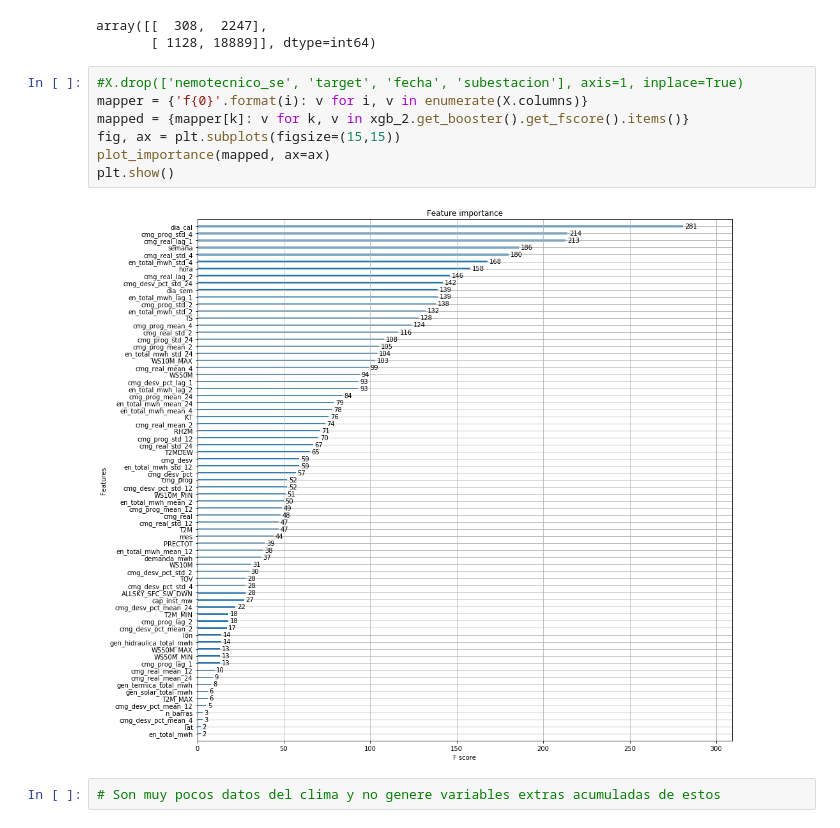
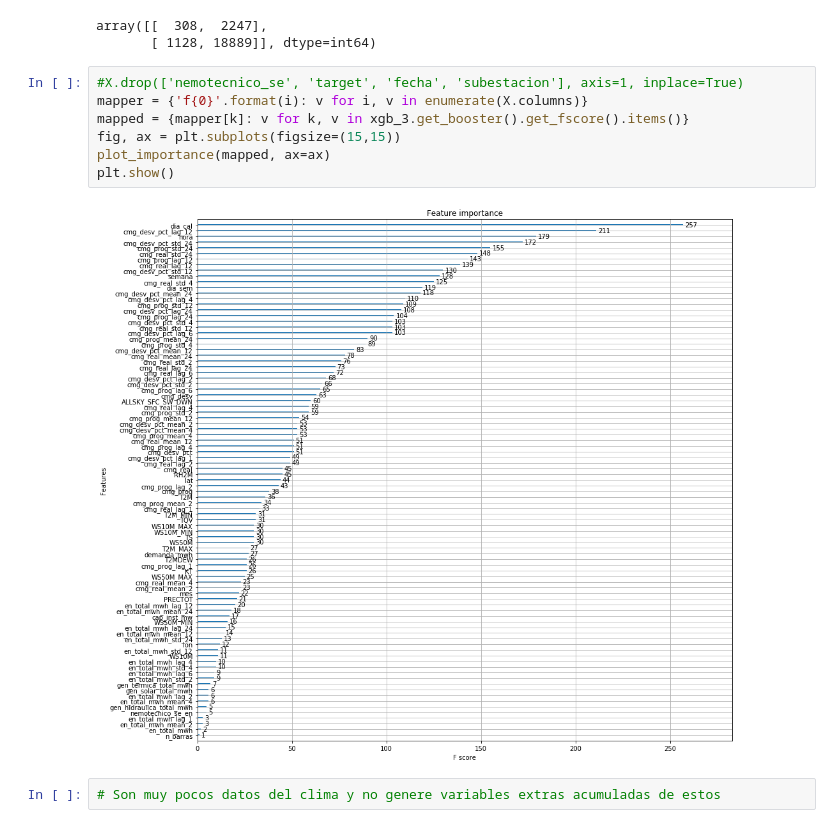
Before and after one commit to xaerincl/Spike-Energia, a Jupyter notebook: Desafio.ipynb, the cells around one changed output. Drawn from its saved outputs; the diff is of its cells as text.

```diff
--- a/Desafio.ipynb
+++ b/Desafio.ipynb
@@ -870,12 +854,12 @@ array([[  308,  2247],
 # %%
 #X.drop(['nemotecnico_se', 'target', 'fecha', 'subestacion'], axis=1, inplace=True)
 mapper = {'f{0}'.format(i): v for i, v in enumerate(X.columns)}
-mapped = {mapper[k]: v for k, v in xgb_2.get_booster().get_fscore().items()}
+mapped = {mapper[k]: v for k, v in xgb_3.get_booster().get_fscore().items()}
 fig, ax = plt.subplots(figsize=(15,15))
 plot_importance(mapped, ax=ax)
 plt.show()
 # %% [output]
-[figure, old version]
+[figure, new version]
 # %%
 # Son muy pocos datos del clima y no genere variables extras acumuladas de estos
 # %% [markdown]
```
Also changed, not shown: parts of 12 cells of this notebook.
